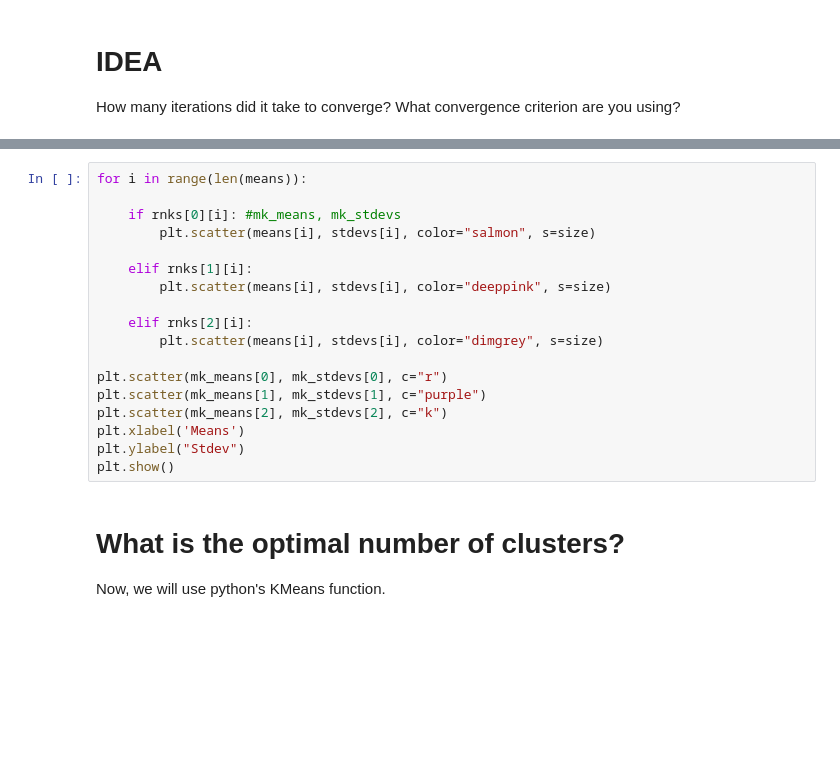
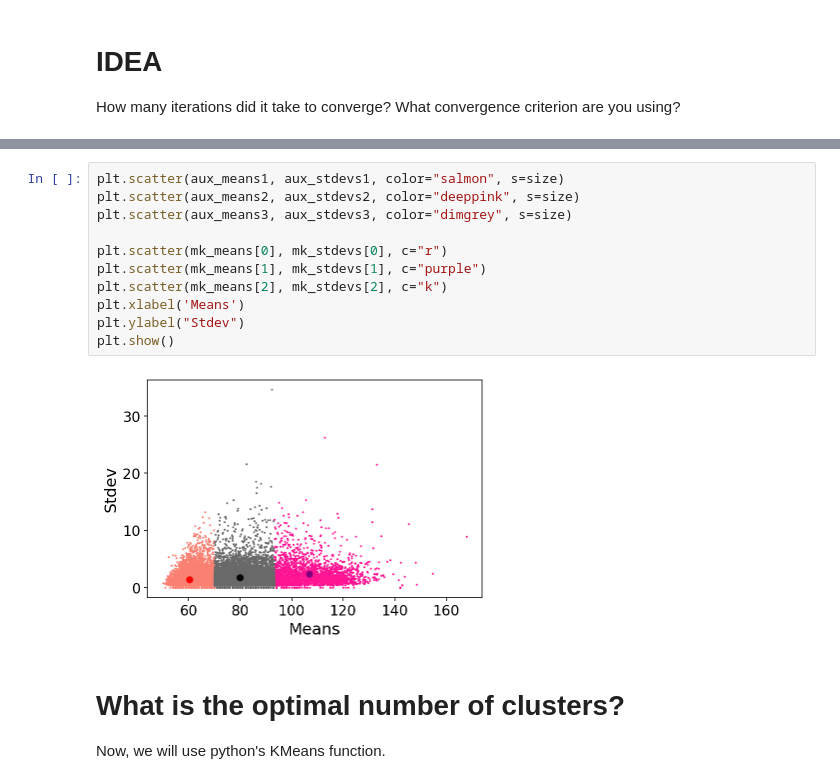
Before and after one commit to DanidelRio/Heart, a Jupyter notebook: json_analysis.ipynb, the cells around one changed output, grey strips where cells are left out. Saved outputs shown, nothing was run; the diff lists cells and outputs as text; blank space fills up the shorter version.

```diff
--- a/json_analysis.ipynb
+++ b/json_analysis.ipynb
@@ -595,21 +639,16 @@ plt.show()
 # %%
-for i in range(len(means)):
-
-    if rnks[0][i]: #mk_means, mk_stdevs
-        plt.scatter(means[i], stdevs[i], color="salmon", s=size)
-
-    elif rnks[1][i]:
-        plt.scatter(means[i], stdevs[i], color="deeppink", s=size)
-
-    elif rnks[2][i]:
-        plt.scatter(means[i], stdevs[i], color="dimgrey", s=size)
+plt.scatter(aux_means1, aux_stdevs1, color="salmon", s=size)
+plt.scatter(aux_means2, aux_stdevs2, color="deeppink", s=size)
+plt.scatter(aux_means3, aux_stdevs3, color="dimgrey", s=size)
 
 plt.scatter(mk_means[0], mk_stdevs[0], c="r")
 plt.scatter(mk_means[1], mk_stdevs[1], c="purple")
 plt.scatter(mk_means[2], mk_stdevs[2], c="k")
 plt.xlabel('Means')
 plt.ylabel("Stdev")
 plt.show()
+# %% [output]
+[figure, added]
 # %% [markdown]
 # What is the optimal number of clusters?
 
```
Also changed, not shown: parts of 29 cells of this notebook.
